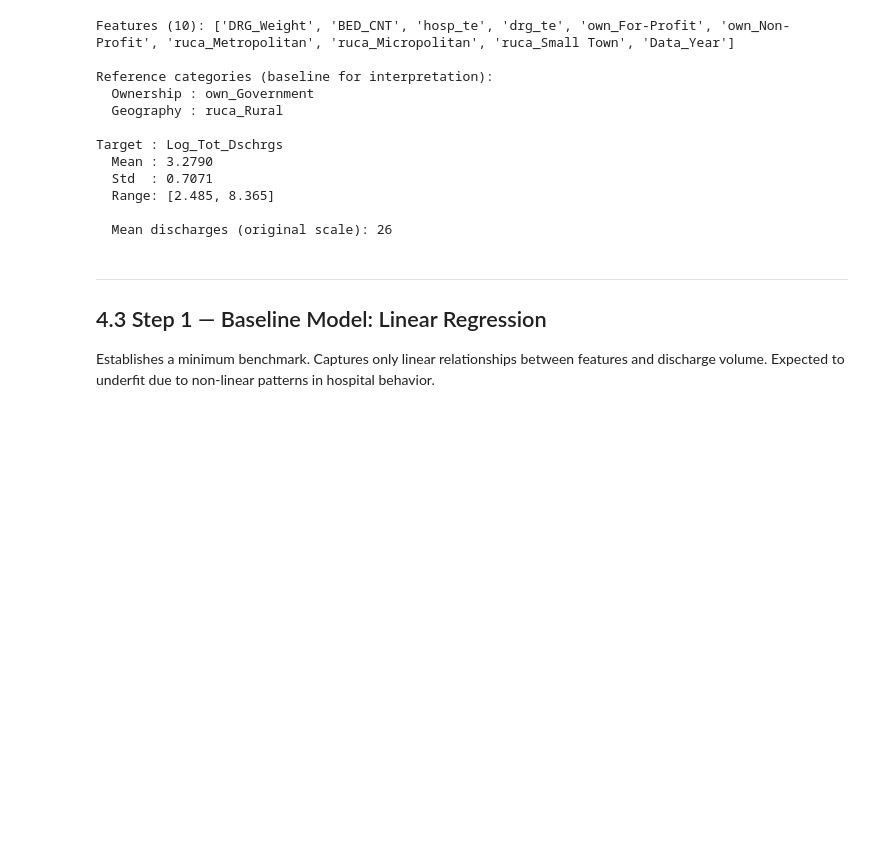
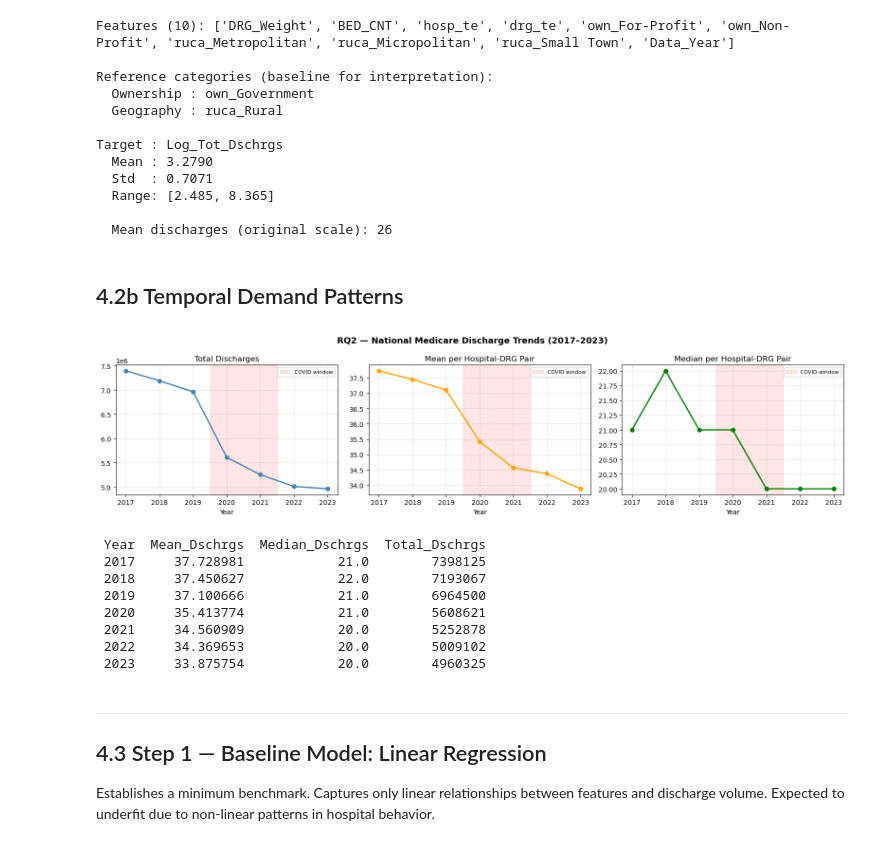
Before and after one commit to AlphonsaSruthi/MedicareDataAnalysis, a Jupyter notebook: Scripts/04_Modeling_RQ2_TemporalSplit.ipynb, the cells around one changed output. Saved outputs shown, nothing was run; the diff lists cells and outputs as text; code cells hidden in the pictures; blank space fills up the shorter version.

```diff
--- a/Scripts/04_Modeling_RQ2_TemporalSplit.ipynb
+++ b/Scripts/04_Modeling_RQ2_TemporalSplit.ipynb
@@ -214,6 +262,47 @@ Target : Log_Tot_Dschrgs
   Range: [2.485, 8.365]
 
   Mean discharges (original scale): 26
+# %% [markdown]
+## 4.2b Temporal Demand Patterns
+# %%
+# ── 4.2b Temporal Demand Patterns ──────────────────────────────────────────
+# Year-over-year discharge trend + COVID dip visibility
+
+yearly = (df.groupby('Data_Year')['Tot_Dschrgs']
+            .agg(['mean','median','sum'])
+            .reset_index())
+yearly.columns = ['Year','Mean_Dschrgs','Median_Dschrgs','Total_Dschrgs']
+
+fig, axes = plt.subplots(1, 3, figsize=(16, 4))
+fig.suptitle('RQ2 — National Medicare Discharge Trends (2017–2023)', fontsize=13, fontweight='bold')
+
+for ax, col, title, color in zip(
+    axes,
+    ['Total_Dschrgs', 'Mean_Dschrgs', 'Median_Dschrgs'],
+    ['Total Discharges', 'Mean per Hospital-DRG Pair', 'Median per Hospital-DRG Pair'],
+    ['steelblue', 'orange', 'green']
+):
+    ax.plot(yearly['Year'], yearly[col], marker='o', color=color, linewidth=2)
+    ax.axvspan(2019.5, 2021.5, alpha=0.1, color='red', label='COVID window')
+    ax.set_xlabel('Year')
+    ax.set_title(title)
+    ax.grid(True, alpha=0.3)
+    ax.legend(fontsize=8)
+
+plt.tight_layout()
+plt.show()
+
+print(yearly.to_string(index=False))
+# %% [output]
+[figure, added]
+ Year  Mean_Dschrgs  Median_Dschrgs  Total_Dschrgs
+ 2017     37.728981            21.0        7398125
+ 2018     37.450627            22.0        7193067
+ 2019     37.100666            21.0        6964500
+ 2020     35.413774            21.0        5608621
+ 2021     34.560909            20.0        5252878
+ 2022     34.369653            20.0        5009102
+ 2023     33.875754            20.0        4960325
 # %% [markdown]
 ---
 ## 4.3 Step 1 — Baseline Model: Linear Regression
```
Also changed, not shown: parts of 22 cells of this notebook, 5 other files.
